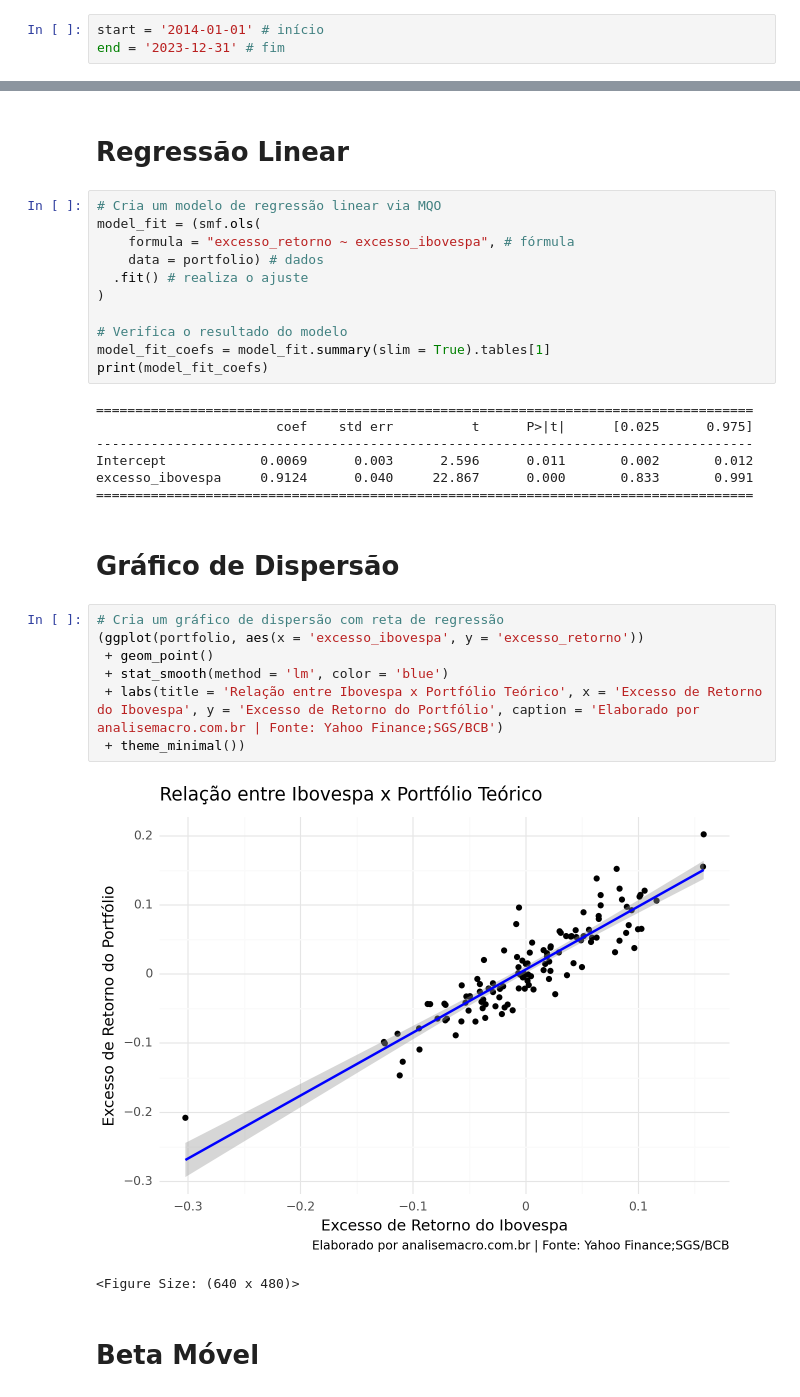
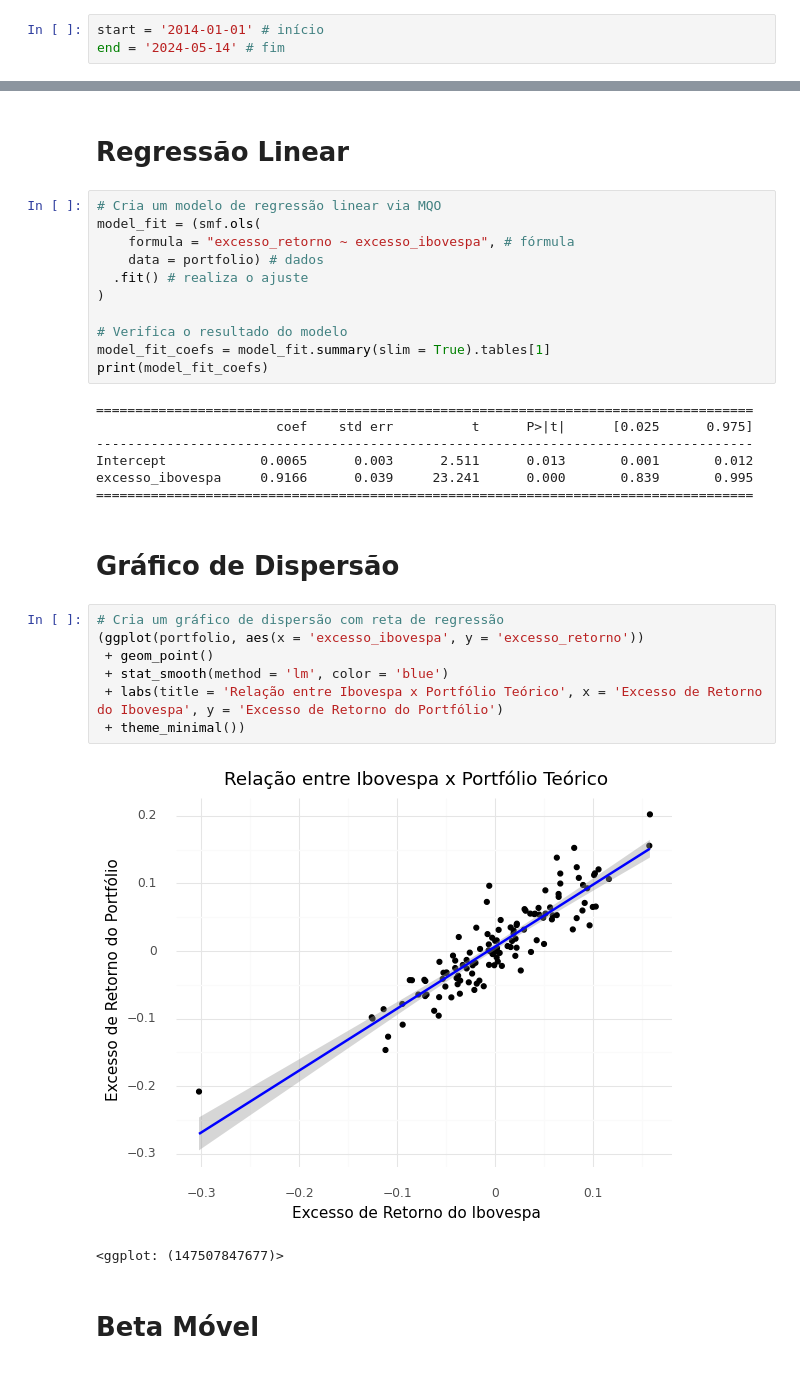
Before and after one commit to pedroxmarino/rolling_beta, a Jupyter notebook: beta_py_am.ipynb, the cells around one changed output, grey strips where cells are left out. Drawn from its saved outputs; the diff is of its cells as text.

```diff
--- a/beta_py_am.ipynb
+++ b/beta_py_am.ipynb
@@ -74,6 +79,6 @@ from mizani.formatters import date_format
 # %%
 start = '2014-01-01' # início
-end = '2023-12-31' # fim
+end = '2024-05-14' # fim
 # %% [markdown]
 # CDI
 # %%
@@ -258,21 +263,21 @@ print(model_fit_coefs)
 ====================================================================================
                        coef    std err          t      P>|t|      [0.025      0.975]
 ------------------------------------------------------------------------------------
-Intercept            0.0069      0.003      2.596      0.011       0.002       0.012
-excesso_ibovespa     0.9124      0.040     22.867      0.000       0.833       0.991
+Intercept            0.0065      0.003      2.511      0.013       0.001       0.012
+excesso_ibovespa     0.9166      0.039     23.241      0.000       0.839       0.995
 ====================================================================================
 # %% [markdown]
 # Gráfico de Dispersão
 # %%
 # Cria um gráfico de dispersão com reta de regressão
 (ggplot(portfolio, aes(x = 'excesso_ibovespa', y = 'excesso_retorno'))
  + geom_point()
  + stat_smooth(method = 'lm', color = 'blue')
- + labs(title = 'Relação entre Ibovespa x Portfólio Teórico', x = 'Excesso de Retorno do Ibovespa', y = 'Excesso de Retorno do Portfólio', caption = 'Elaborado por analisemacro.com.br | Fonte: Yahoo Finance;SGS/BCB')
+ + labs(title = 'Relação entre Ibovespa x Portfólio Teórico', x = 'Excesso de Retorno do Ibovespa', y = 'Excesso de Retorno do Portfólio')
  + theme_minimal())
 # %% [output]
-[figure, old version]
+[figure, new version]
-<Figure Size: (640 x 480)>
+<ggplot: (147507847677)>
 # %% [markdown]
 # Beta Móvel
 # %%
```
Also changed, not shown: parts of 15 cells of this notebook.
